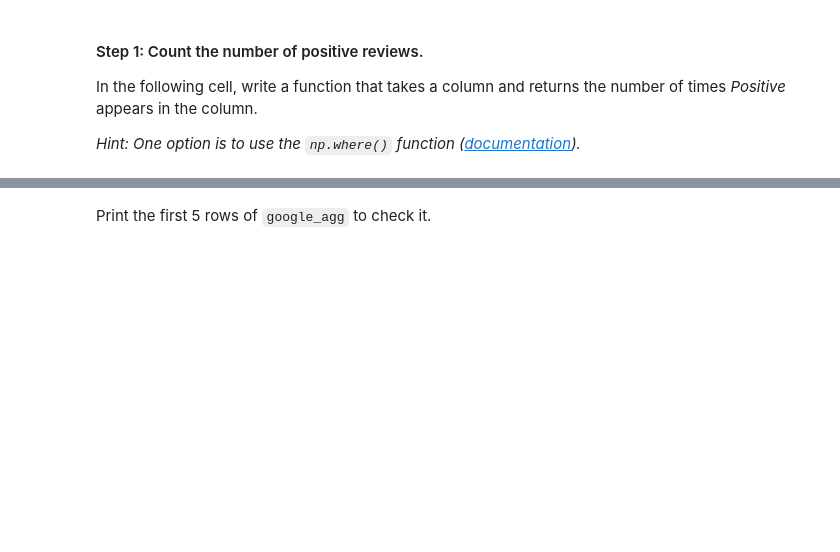
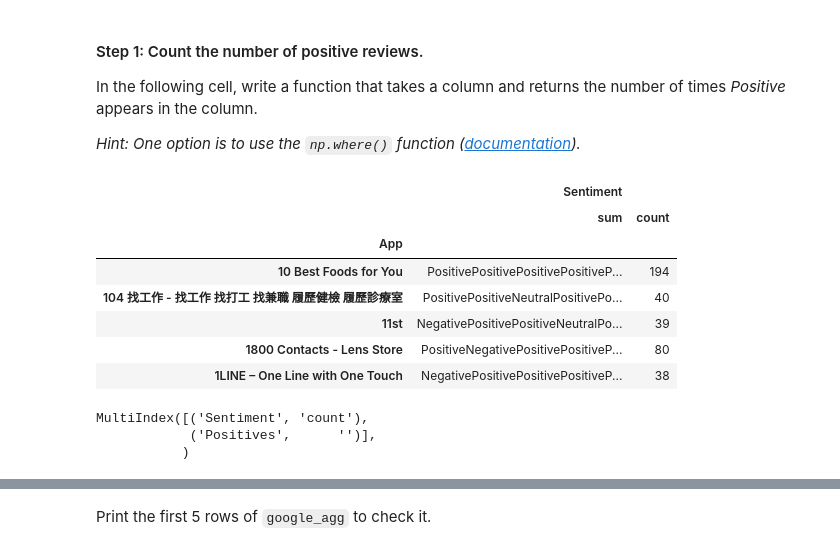
Before and after one commit to silviaherf/datamad0820, a Jupyter notebook: module-3/lab-supervised-learning-feature-extraction/your-code/main.ipynb, the cells around one changed output, grey strips where cells are left out. Drawn from its saved outputs; the diff is of its cells as text; code cells hidden in the pictures; blank space fills up the shorter version.

```diff
--- a/module-3/lab-supervised-learning-feature-extraction/your-code/main.ipynb
+++ b/module-3/lab-supervised-learning-feature-extraction/your-code/main.ipynb
@@ -443,6 +451,7 @@ Now that you are clear about what we are trying to achieve, follow the steps bel
 In the next cell, drop all rows with missing data using the `dropna()` function and assign this new dataframe to `review_missing_removed`.
 # %%
 # Your code here:
+review_missing_removed=google_review.dropna(axis=0,how='any')
 # %% [markdown]
 #### Now, use the `value_counts()` function ([documentation](https://pandas.pydata.org/pandas-docs/stable/generated/pandas.Series.value_counts.html)) to get a sense on how many apps are in this dataset and their review counts.
 # %%
@@ -477,0 +499,13 @@ def positive_function(x):
+# %%
+df=review_missing_removed.groupby('App').agg({'Sentiment':['sum','count']})
+# %%
+df.head()
+# %% [output]
+|  | Sentiment |  |
+|  | sum | count |
+| App |  |  |
+| 10 Best Foods for You | PositivePositivePositivePositiveP... | 194 |
+| 104 找工作 - 找工作 找打工 找兼職 履歷健檢 履歷診療室 | PositivePositiveNeutralPositivePo... | 40 |
+| 11st | NegativePositivePositiveNeutralPo... | 39 |
+| 1800 Contacts - Lens Store | PositiveNegativePositivePositiveP... | 80 |
+| 1LINE – One Line with One Touch | NegativePositivePositivePositiveP... | 38 |
@@ -477,0 +518,6 @@ def positive_function(x):
+# %%
+df.columns
+# %% [output]
+MultiIndex([('Sentiment', 'count'),
+            ('Positives',      '')],
+           )
```
Also changed, not shown: parts of 16 cells of this notebook.
